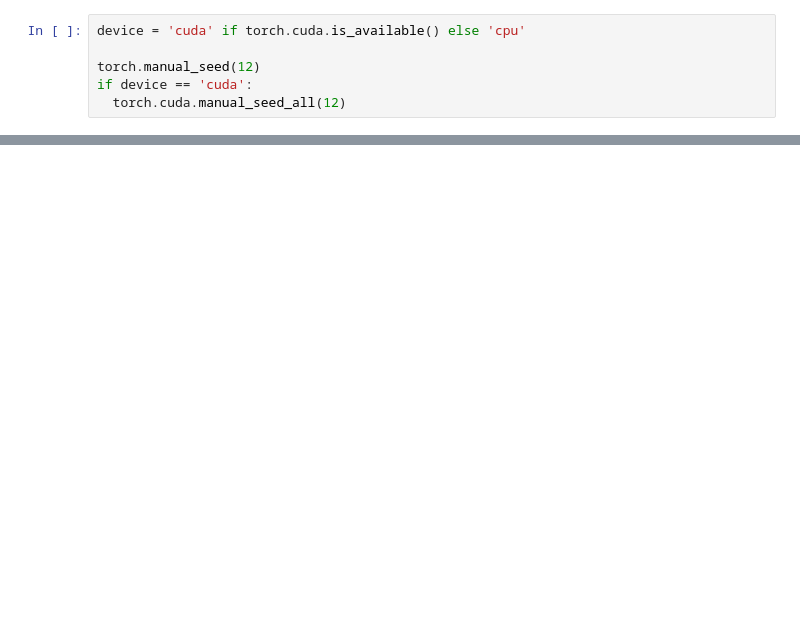
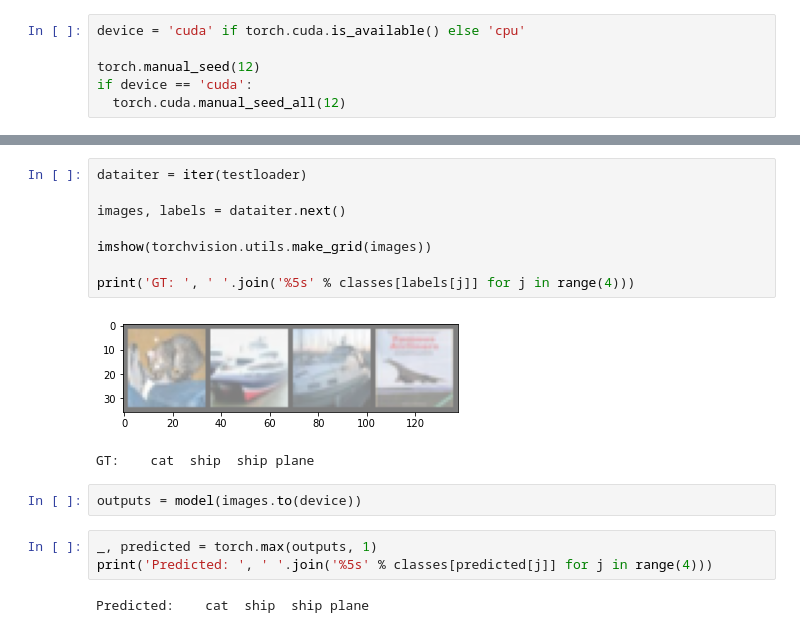
Before and after one commit to KCW-colab/study, a Jupyter notebook: model 구현 연습/VGGnet_구현.ipynb, the cells around one changed output, grey strips where cells are left out. Cells and saved outputs as stored; diff of their text form; blank space fills up the shorter version.

```diff
--- a/model 구현 연습/VGGnet_구현.ipynb
+++ b/model 구현 연습/VGGnet_구현.ipynb
@@ -138,0 +318,18 @@ torch.Size([1, 1000])
+# %%
+dataiter = iter(testloader)
+
+images, labels = dataiter.next()
+
+imshow(torchvision.utils.make_grid(images))
+
+print('GT: ', ' '.join('%5s' % classes[labels[j]] for j in range(4)))
+# %% [output]
+[figure, added]
+GT:    cat  ship  ship plane
+# %%
+outputs = model(images.to(device))
+# %%
+_, predicted = torch.max(outputs, 1)
+print('Predicted: ', ' '.join('%5s' % classes[predicted[j]] for j in range(4)))
+# %% [output]
+Predicted:    cat  ship  ship plane
```
Also changed, not shown: parts of 14 cells of this notebook.
